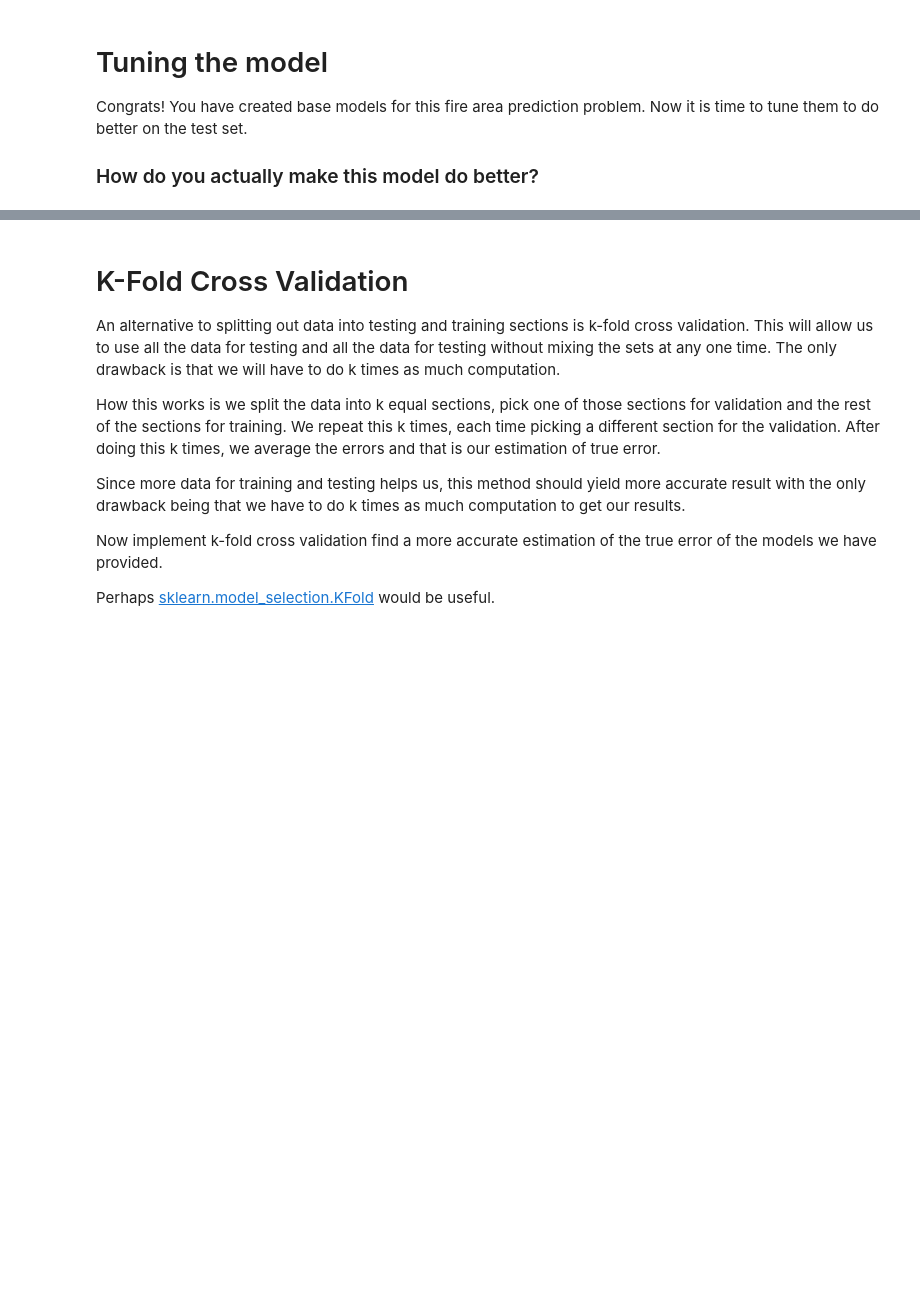
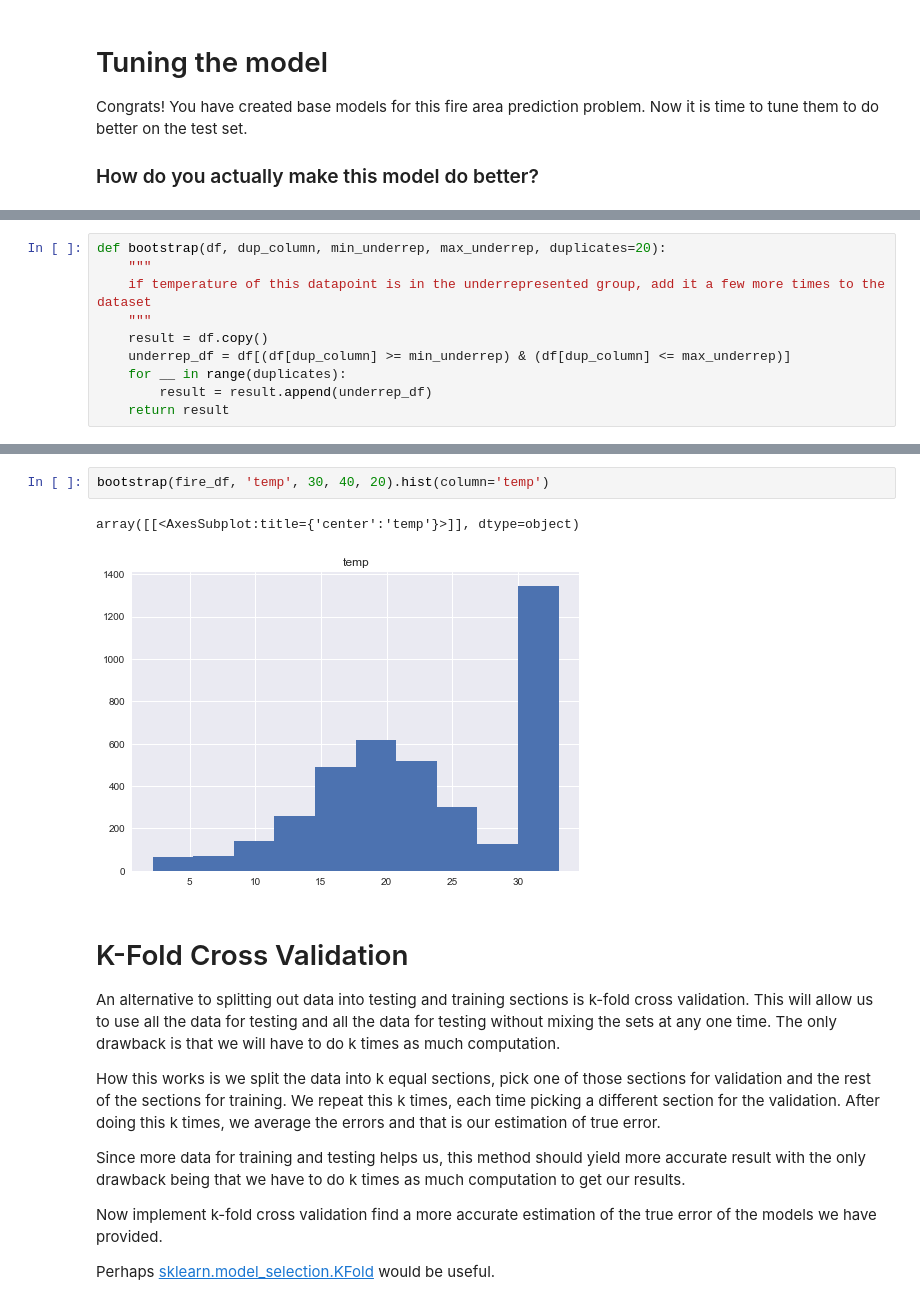
Before and after one commit to fishnchips97/Project-T-Final-189, a Jupyter notebook: final/EECS189 Project T Final Solution Notebook.ipynb, the cells around one changed output, grey strips where cells are left out. Drawn from its saved outputs; the diff is of its cells as text; blank space fills up the shorter version.

Commit message:
added bootstrap func

```diff
--- a/final/EECS189 Project T Final Solution Notebook.ipynb
+++ b/final/EECS189 Project T Final Solution Notebook.ipynb
@@ -462,0 +467,10 @@ Congrats! You have created base models for this fire area prediction problem. No
+# %%
+def bootstrap(df, dup_column, min_underrep, max_underrep, duplicates=20):
+    """
+    if temperature of this datapoint is in the underrepresented group, add it a few more times to the dataset
+    """
+    result = df.copy()
+    underrep_df = df[(df[dup_column] >= min_underrep) & (df[dup_column] <= max_underrep)]
+    for __ in range(duplicates):
+        result = result.append(underrep_df)
+    return result
@@ -463,3 +491,8 @@ Congrats! You have created base models for this fire area prediction problem. No
+# %%
+bootstrap(fire_df, 'temp', 30, 40, 20).hist(column='temp')
+# %% [output]
+array([[<AxesSubplot:title={'center':'temp'}>]], dtype=object)
+[figure, added]
 # %% [markdown]
 # K-Fold Cross Validation
 
```
Also changed, not shown: parts of 9 cells of this notebook.
